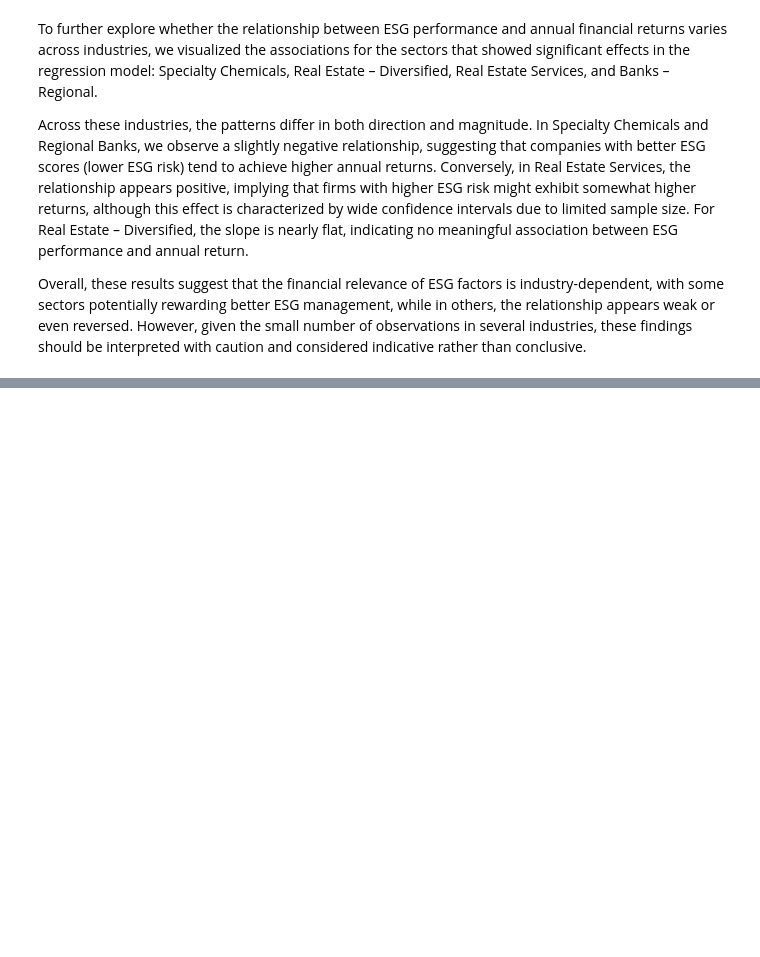
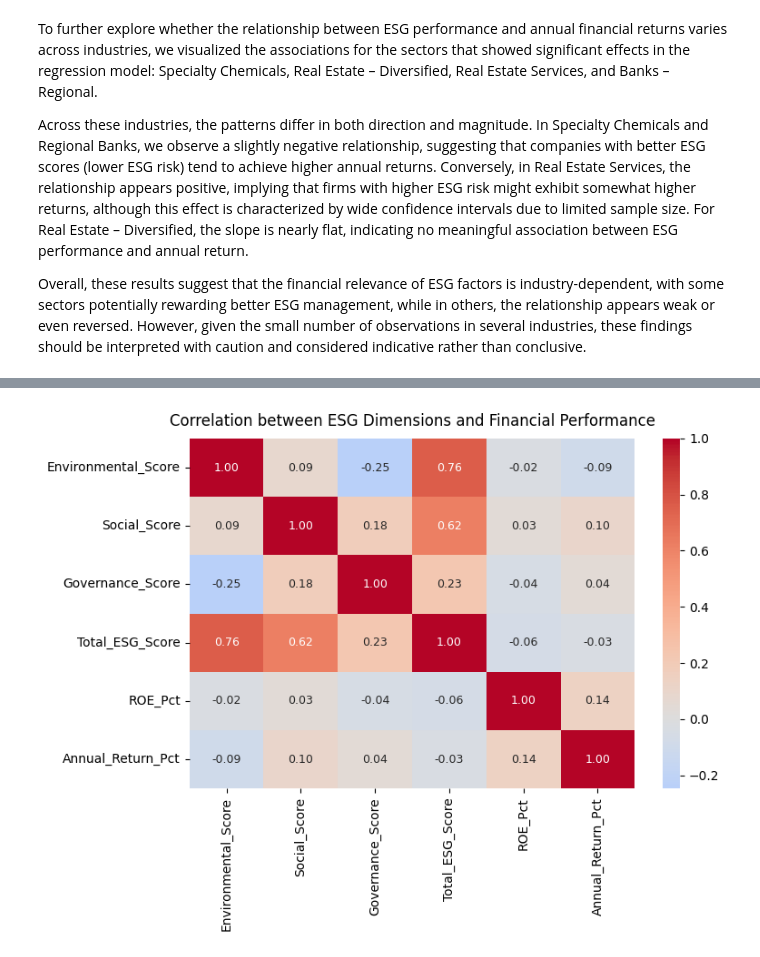
Before and after one commit to Biaancabe/W.MSCIDS_CIP02.H25_BB_MT_XS, a Jupyter notebook: Code/project_code.ipynb, the cells around one changed output, grey strips where cells are left out. Drawn from its saved outputs; the diff is of its cells as text; code cells hidden in the pictures; blank space fills up the shorter version.

```diff
--- a/Data Prep.ipynb
+++ b/Code/project_code.ipynb
@@ -1701,0 +1707,37 @@ Overall, these results suggest that the financial relevance of ESG factors is in
+# %%
+## Compute correlations
+
+# Select only the numeric variables relevant for the correlation analysis
+corr_vars = [
+    'Environmental_Score',
+    'Social_Score',
+    'Governance_Score',
+    'Total_ESG_Score',
+    'ROE_Pct',
+    'Annual_Return_Pct'
+]
+
+# Compute the correlation matrix across the selected variables
+corr_matrix = esg_clean[corr_vars].corr()
+
+# Initialize the figure and set its size
+plt.figure(figsize=(8, 6))
+
+# Plot the correlation heatmap
+sns.heatmap(
+    corr_matrix,
+    annot=True,              # Display correlation values inside the cells
+    cmap="coolwarm",         # Diverging color scale (blue = negative, red = positive)
+    center=0,                # Center color scale around zero
+    fmt=".2f",               # Format correlation coefficients to 2 decimals
+    annot_kws={"size": 9}    # Adjust annotation font size
+)
+
+# Add title and layout adjustments
+plt.title("Correlation between ESG Dimensions and Financial Performance", fontsize=12, pad=10)
+plt.tight_layout()
+
+# Display the heatmap
+plt.show()
+# %% [output]
+[figure, added]
```
Also changed, not shown: parts of 24 cells of this notebook, 18 other files.
